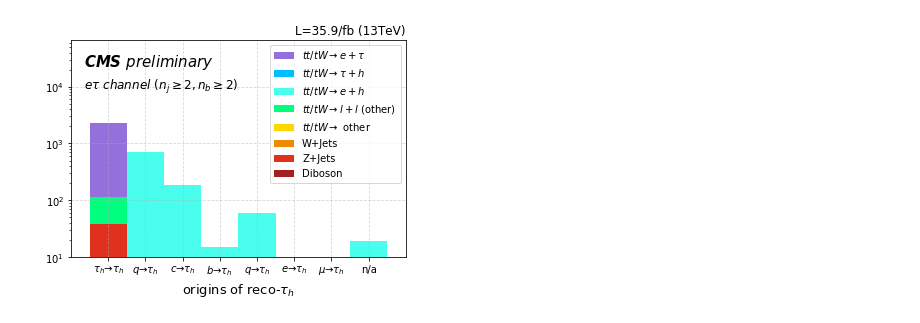
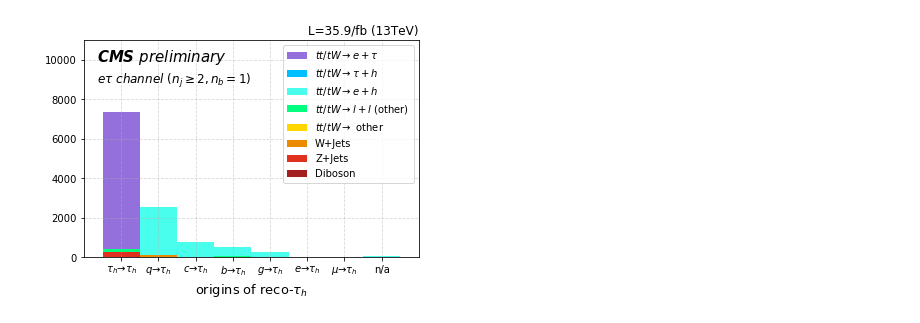
Before and after one commit to ZihengChen/WBranchingFaction, a Jupyter notebook: notebooks/studies/misid/genTauFlavor.ipynb, the cells around one changed output. Saved outputs shown, nothing was run; the diff lists cells and outputs as text; code cells hidden in the pictures.

```diff
--- a/notebooks/studies/misid/genTauFlavor.ipynb
+++ b/notebooks/studies/misid/genTauFlavor.ipynb
@@ -133,7 +133,7 @@ plt.savefig(common.getBaseDirectory()+'plots/misid/origin_{}_1b.png'.format(sele
 # %%
 
 selection = 'etau'
-pmng = PlotterManager(selection,'>1')
+pmng = PlotterManager(selection,'==1')
 df_list = pmng.getDataFrameList()
 
 v,a,b,step,xl = 'tauGenFlavor',-1.5,8,1,r'origins of reco-$\tau_h$'
@@ -154,37 +154,38 @@ for q in variable_list:
 
 
 plt.figure(facecolor='w')
 # 1.1. show MC
 mc = plt.hist(variable_list, weights = weight_list,
             label   = pmng.labelList,
             color   = pmng.colorList,
             bins    = mybin,
             lw=0, alpha=1,
             histtype='stepfilled',
             )
 mc = mc[0][-1] # keep only the stacked histogram, ignore the bin edges
 
 a+=0.5
 plt.grid(True,linestyle='--',alpha=0.5)
 plt.xlim(a, b)
-plt.ylim(10,30*mc.max())
-plt.text(0.04*b+0.96*a, 10*mc.max(), r'CMS $preliminary$',style='italic',fontsize='15',fontweight='bold')
-plt.text(0.04*b+0.96*a, 4*mc.max(), r'$e\tau$ channel $(n_j\geq 2,n_b\geq 2 )$ ',style='italic',fontsize='12')
+plt.ylim(0,1.5*mc.max())
+plt.text(0.04*b+0.96*a, 1.35*mc.max(), r'CMS $preliminary$',style='italic',fontsize='15',fontweight='bold')
+plt.text(0.04*b+0.96*a, 1.2*mc.max(), r'$e \tau$ channel $(n_j\geq 2,n_b=1 )$ ',style='italic',fontsize='12')
+
 
 plt.xticks(np.arange(8),[r'$\tau_h\to\tau_h$',
                          r'$q\to\tau_h$',
                          r'$c\to\tau_h$',
                          r'$b\to\tau_h$',
-                         r'$q\to\tau_h$',
+                         r'$g\to\tau_h$',
                          r'$e\to\tau_h$',
                          r'$\mu\to\tau_h$',
                          'n/a'])
 plt.legend()
 plt.xlabel(xl,fontsize=13)
-plt.yscale('log')
+#plt.yscale('log')
 
 
 plt.title('L=35.9/fb (13TeV)',loc='right')
-plt.savefig(common.getBaseDirectory()+'plots/misid/origin_{}_2b_log.png'.format(selection), dpi=300)
+plt.savefig(common.getBaseDirectory()+'plots/misid/origin_{}_1b.png'.format(selection), dpi=300)
 # %% [output]
-[figure, old version]
+[figure, new version]
```
Also changed, not shown: parts of 6 cells of this notebook, 13 other files.
